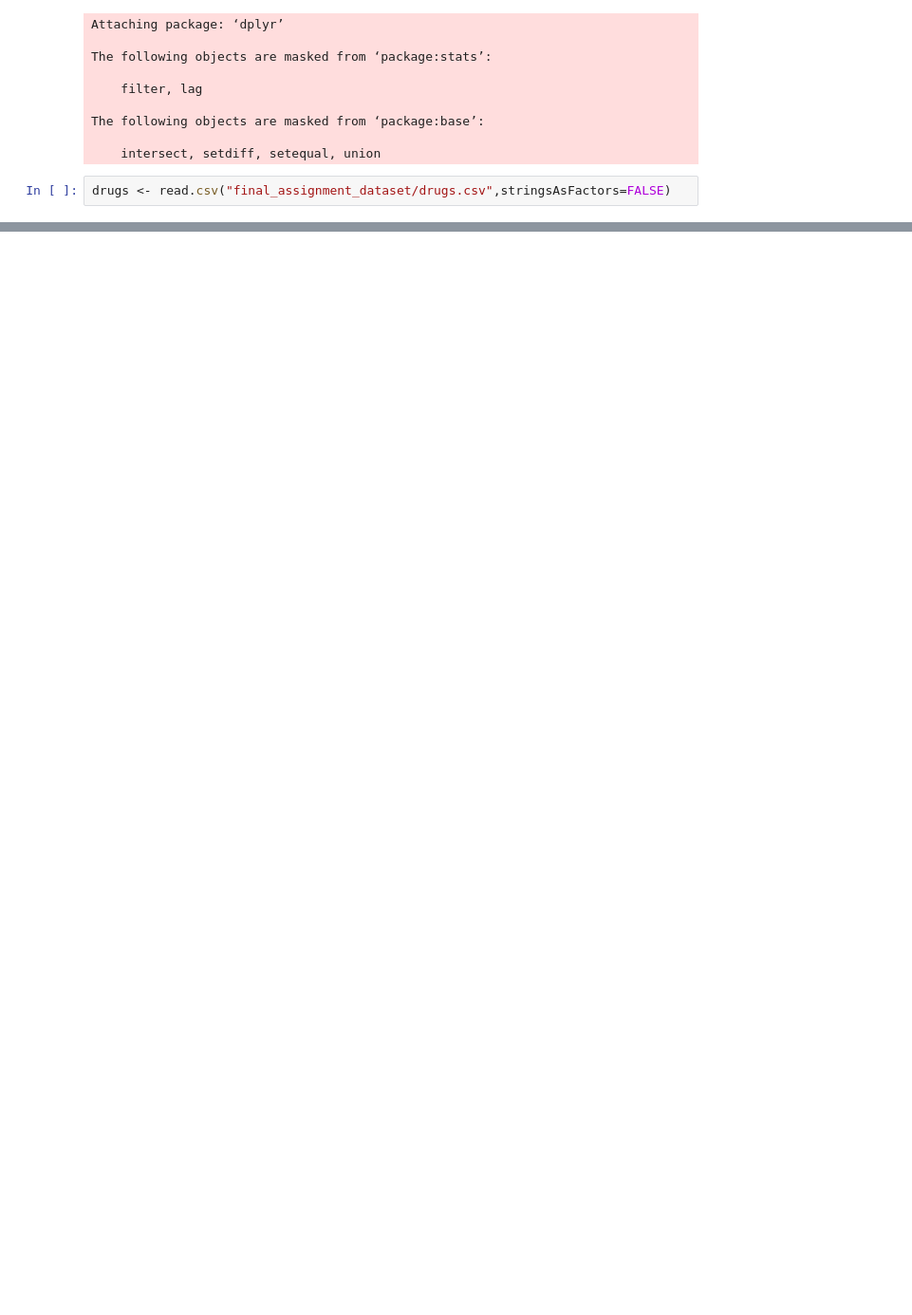
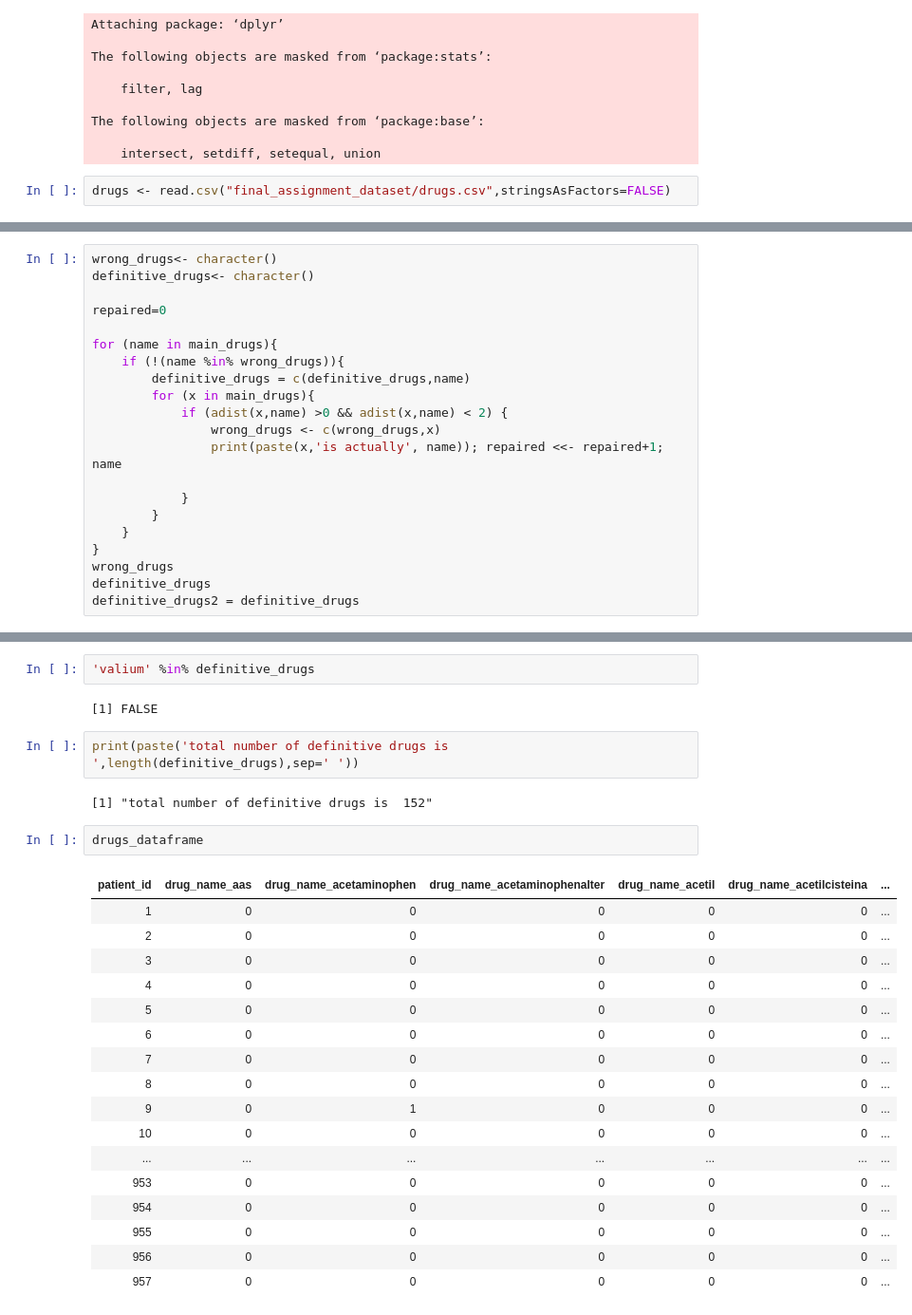
Before and after one commit to aalabort/KidneyFailureProject_CognitiveSystems_UPM, a Jupyter notebook: Drugs_DataCleaning.ipynb, the cells around one changed output, grey strips where cells are left out. Shown: that part at 95% size. Saved outputs shown, nothing was run; the diff lists cells and outputs as text; blank space fills up the shorter version.

```diff
--- a/Drugs_DataCleaning.ipynb
+++ b/Drugs_DataCleaning.ipynb
@@ -445,0 +107,21 @@ newframe[6,]
+# %%
+wrong_drugs<- character()
+definitive_drugs<- character()
+
+repaired=0
+
+for (name in main_drugs){
+    if (!(name %in% wrong_drugs)){
+        definitive_drugs = c(definitive_drugs,name)
+        for (x in main_drugs){
+            if (adist(x,name) >0 && adist(x,name) < 2) {
+                wrong_drugs <- c(wrong_drugs,x)
+                print(paste(x,'is actually', name)); repaired <<- repaired+1; name
+
+            }
+        }
+    }
+}
+wrong_drugs
+definitive_drugs
+definitive_drugs2 = definitive_drugs
@@ -445,0 +455,28 @@ newframe[6,]
+# %%
+'valium' %in% definitive_drugs
+# %% [output]
+[1] FALSE
+# %%
+print(paste('total number of definitive drugs is ',length(definitive_drugs),sep=' '))
+# %% [output]
+[1] "total number of definitive drugs is  152"
+# %%
+drugs_dataframe
+# %% [output]
+| patient_id | drug_name_aas | drug_name_acetaminophen | drug_name_acetaminophenalter | drug_name_acetil | drug_name_acetilcisteina | ... |
+| 1 | 0 | 0 | 0 | 0 | 0 | ... |
+| 2 | 0 | 0 | 0 | 0 | 0 | ... |
+| 3 | 0 | 0 | 0 | 0 | 0 | ... |
+| 4 | 0 | 0 | 0 | 0 | 0 | ... |
+| 5 | 0 | 0 | 0 | 0 | 0 | ... |
+| 6 | 0 | 0 | 0 | 0 | 0 | ... |
+| 7 | 0 | 0 | 0 | 0 | 0 | ... |
+| 8 | 0 | 0 | 0 | 0 | 0 | ... |
+| 9 | 0 | 1 | 0 | 0 | 0 | ... |
+| 10 | 0 | 0 | 0 | 0 | 0 | ... |
+| ... | ... | ... | ... | ... | ... | ... |
+| 953 | 0 | 0 | 0 | 0 | 0 | ... |
+| 954 | 0 | 0 | 0 | 0 | 0 | ... |
+| 955 | 0 | 0 | 0 | 0 | 0 | ... |
+| 956 | 0 | 0 | 0 | 0 | 0 | ... |
+| 957 | 0 | 0 | 0 | 0 | 0 | ... |
```
Also changed, not shown: parts of 56 cells of this notebook, 49 other files.
